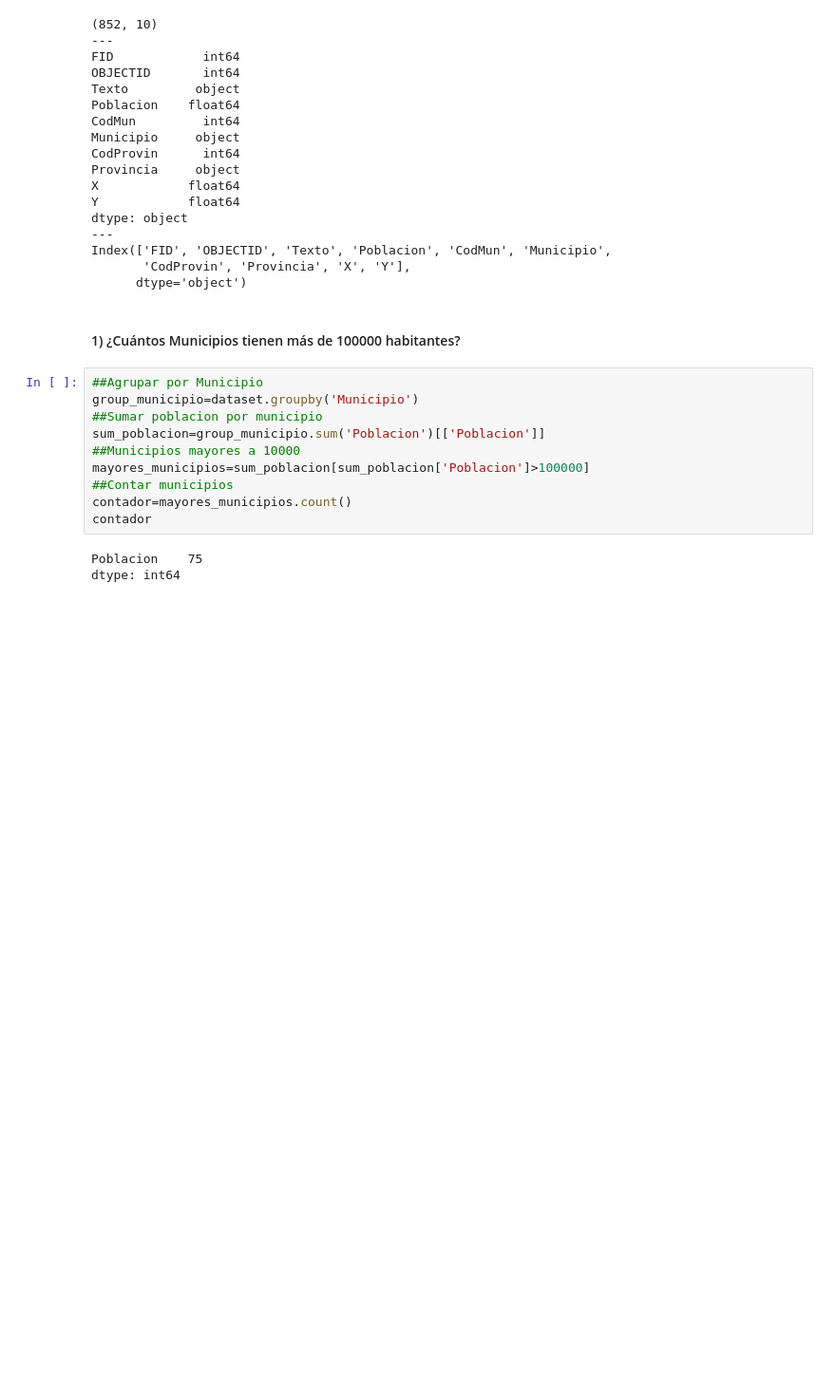
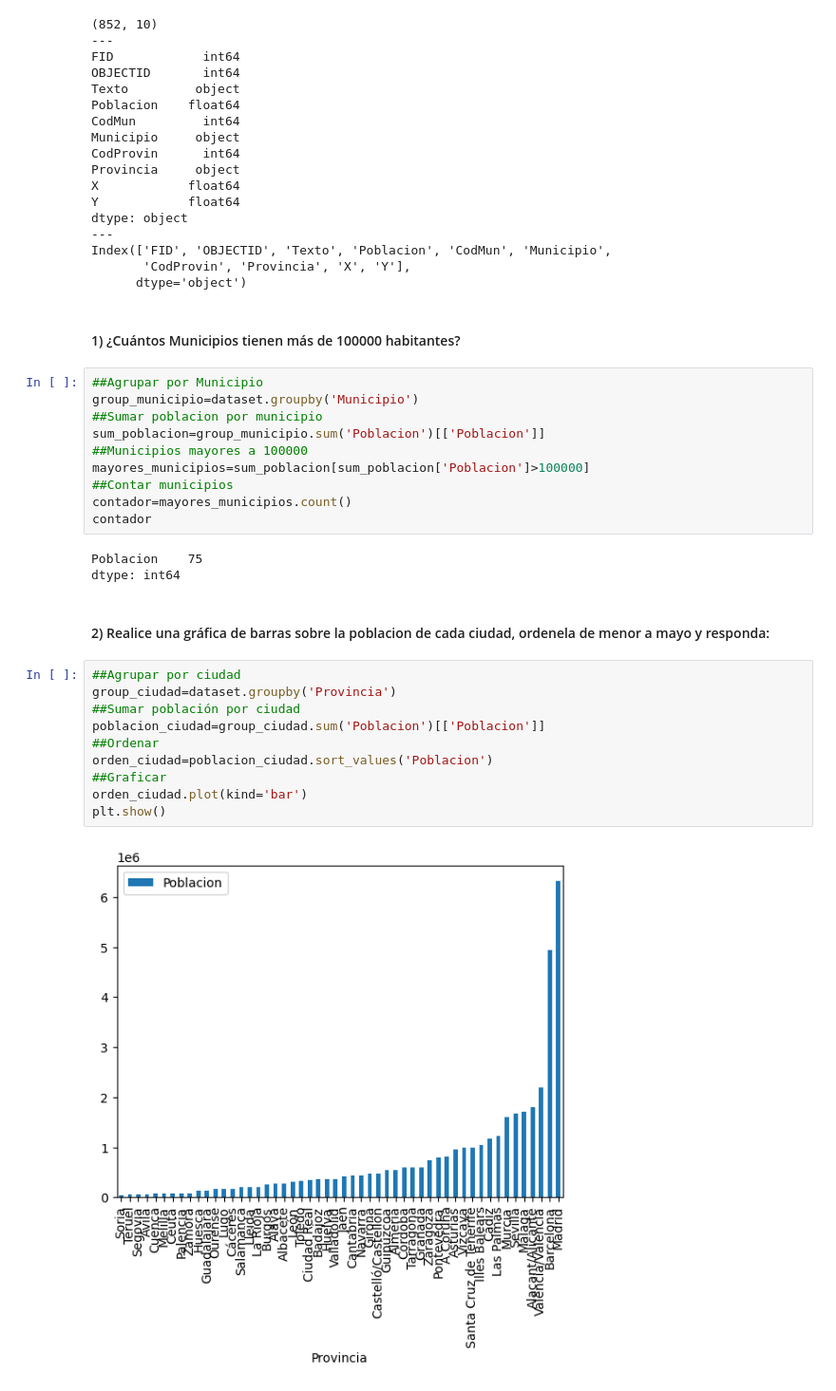
Before and after one commit to LeoContreras8/Laboratorio3, a Jupyter notebook: Laboratorio3.ipynb, the cells around one changed output. Shown at 95% size. Saved outputs shown, nothing was run; the diff lists cells and outputs as text; blank space fills up the shorter version.

```diff
--- a/Laboratorio3.ipynb
+++ b/Laboratorio3.ipynb
@@ -183,7 +183,7 @@ Index(['FID', 'OBJECTID', 'Texto', 'Poblacion', 'CodMun', 'Municipio',
 group_municipio=dataset.groupby('Municipio')
 ##Sumar poblacion por municipio
 sum_poblacion=group_municipio.sum('Poblacion')[['Poblacion']]
-##Municipios mayores a 10000
+##Municipios mayores a 100000
 mayores_municipios=sum_poblacion[sum_poblacion['Poblacion']>100000]
 ##Contar municipios
 contador=mayores_municipios.count()
@@ -191,3 +191,17 @@ contador
 # %% [output]
 Poblacion    75
 dtype: int64
+# %% [markdown]
+#### 2) Realice una gráfica de barras sobre la poblacion de cada ciudad, ordenela de menor a mayo y responda:
+# %%
+##Agrupar por ciudad
+group_ciudad=dataset.groupby('Provincia')
+##Sumar población por ciudad
+poblacion_ciudad=group_ciudad.sum('Poblacion')[['Poblacion']]
+##Ordenar
+orden_ciudad=poblacion_ciudad.sort_values('Poblacion')
+##Graficar
+orden_ciudad.plot(kind='bar')
+plt.show()
+# %% [output]
+[figure, added]
```
Also changed, not shown: parts of 5 cells of this notebook.
